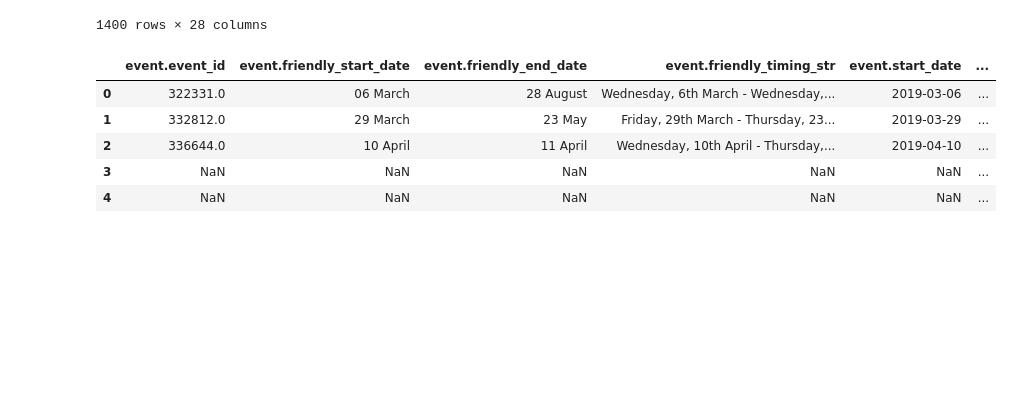
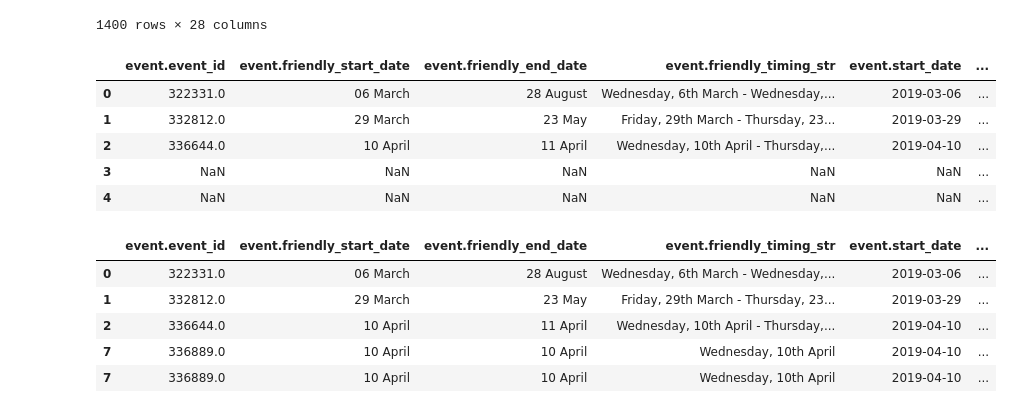
Before and after one commit to nestlecafe3in1/Govtech2025, a Jupyter notebook: EDA.ipynb, the cells around one changed output. Cells and saved outputs as stored; diff of their text form; code cells hidden in the pictures; blank space fills up the shorter version.

```diff
--- a/EDA.ipynb
+++ b/EDA.ipynb
@@ -226,3 +226,21 @@ merged_events_df.head()
 | 2 | 336644.0 | 10 April | 11 April | Wednesday, 10th April - Thursday,... | 2019-04-10 | ... |
 | 3 | NaN | NaN | NaN | NaN | NaN | ... |
 | 4 | NaN | NaN | NaN | NaN | NaN | ... |
+# %%
+condition_startdate = (merged_events_df['event.start_date'].dt.year < 2019) | \
+    ((merged_events_df['event.start_date'].dt.year == 2019) & (merged_events_df['event.start_date'].dt.month <= 4))
+
+
+condition_enddate = (merged_events_df['event.end_date'].dt.year > 2019) | \
+    ((merged_events_df['event.end_date'].dt.year == 2019) & (merged_events_df['event.end_date'].dt.month >= 4))
+
+# Apply conditions
+filtered_event_df = merged_events_df[condition_enddate & condition_startdate]
+filtered_event_df.head()
+# %% [output]
+|  | event.event_id | event.friendly_start_date | event.friendly_end_date | event.friendly_timing_str | event.start_date | ... |
+| 0 | 322331.0 | 06 March | 28 August | Wednesday, 6th March - Wednesday,... | 2019-03-06 | ... |
+| 1 | 332812.0 | 29 March | 23 May | Friday, 29th March - Thursday, 23... | 2019-03-29 | ... |
+| 2 | 336644.0 | 10 April | 11 April | Wednesday, 10th April - Thursday,... | 2019-04-10 | ... |
+| 7 | 336889.0 | 10 April | 10 April | Wednesday, 10th April | 2019-04-10 | ... |
+| 7 | 336889.0 | 10 April | 10 April | Wednesday, 10th April | 2019-04-10 | ... |
```
